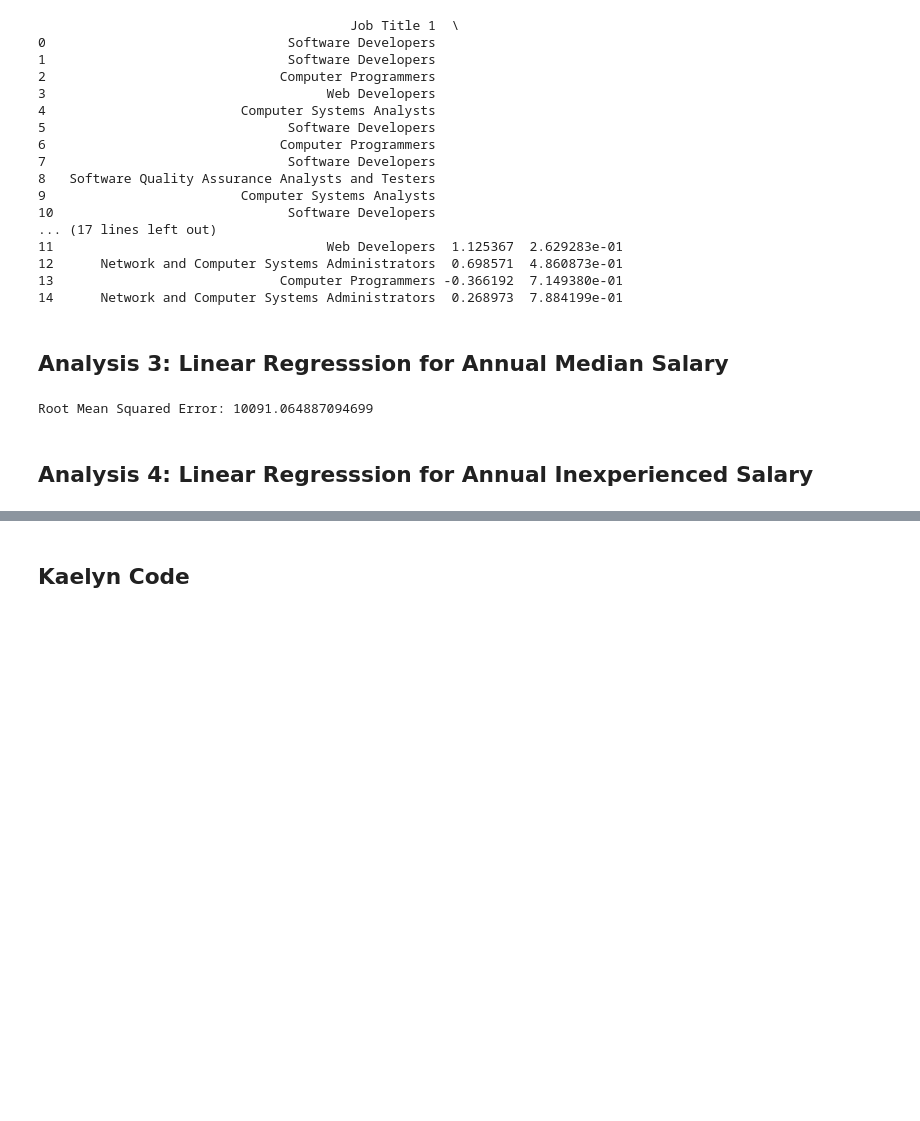
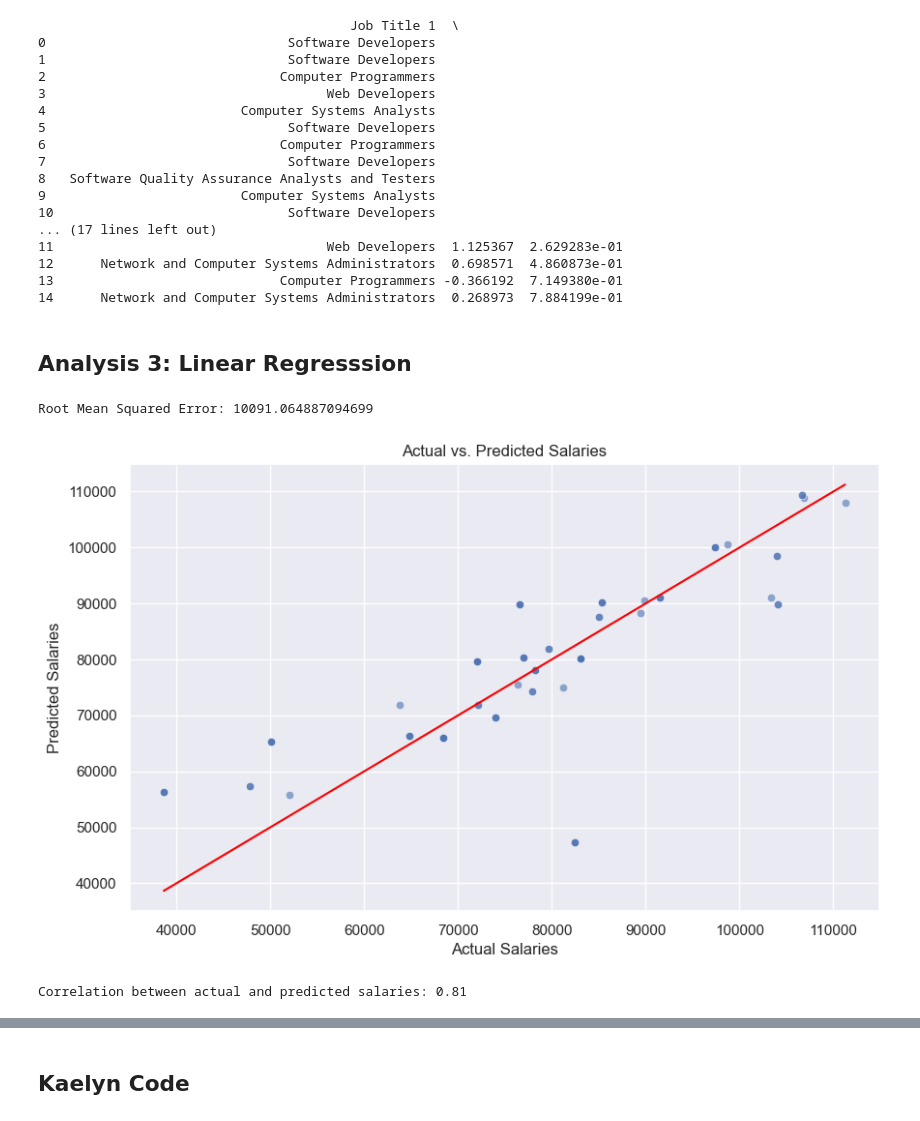
Before and after one commit to Tyler-Johnston/Utah-Programmer-Job-Market-Analysis, a Jupyter notebook: project.ipynb, the cells around one changed output, grey strips where cells are left out. Drawn from its saved outputs; the diff is of its cells as text; code cells hidden in the pictures; blank space fills up the shorter version.

Commit message:
added linear regression plots

```diff
--- a/project.ipynb
+++ b/project.ipynb
@@ -328,34 +328,50 @@ affordabilityTTests(combined_df)
 13                             Computer Programmers -0.366192  7.149380e-01
 14      Network and Computer Systems Administrators  0.268973  7.884199e-01
 # %% [markdown]
-## Analysis 3: Linear Regresssion for Annual Median Salary
+## Analysis 3: Linear Regresssion
 # %%
+# Linear Regression for Annual Median Salary
+
 combined_df = combined_df.dropna(subset=['Annual Median'])
 
 # one-hot encode 'Mapped County' and 'Job Title'
 column_transformer = ColumnTransformer([
     ("county_encoder", OneHotEncoder(sparse=False), ['Mapped County']),
     ("title_encoder", OneHotEncoder(sparse=False), ['Job Title'])
 ], remainder='drop')
 
 X = column_transformer.fit_transform(combined_df)
 y = combined_df['Annual Median'].values
 
 X_train, X_test, y_train, y_test = train_test_split(X, y, test_size=0.2, random_state=42)
 
 # create and train the linear regression model
 model = LinearRegression()
 model.fit(X_train, y_train)
 
 # make predictions and evaluate the model
 y_pred = model.predict(X_test)
 mse = mean_squared_error(y_test, y_pred)
 rmse = np.sqrt(mse)
 
 print(f"Root Mean Squared Error: {rmse}")
 # 16386 MSE if you only do mapped county.
+
+plt.figure(figsize=(10, 6))
+sns.scatterplot(x=y_test, y=y_pred, alpha=0.6)
+sns.lineplot(y=y_test, x=y_test, color='red')  # line showing perfect predictions
+plt.title('Actual vs. Predicted Salaries')
+plt.xlabel('Actual Salaries')
+plt.ylabel('Predicted Salaries')
+plt.grid(True)
+
+plt.show()
+
+# Calculating the correlation between actual and predicted values
+correlation = np.corrcoef(y_test, y_pred)[0, 1]
+print(f"Correlation between actual and predicted salaries: {correlation:.2f}")
 # %% [output]
 Root Mean Squared Error: 10091.064887094699
+[figure, added]
+Correlation between actual and predicted salaries: 0.81
-# %% [markdown]
-## Analysis 4: Linear Regresssion for Annual Inexperienced Salary
 # %%
```
Also changed, not shown: parts of 1 cell of this notebook.
